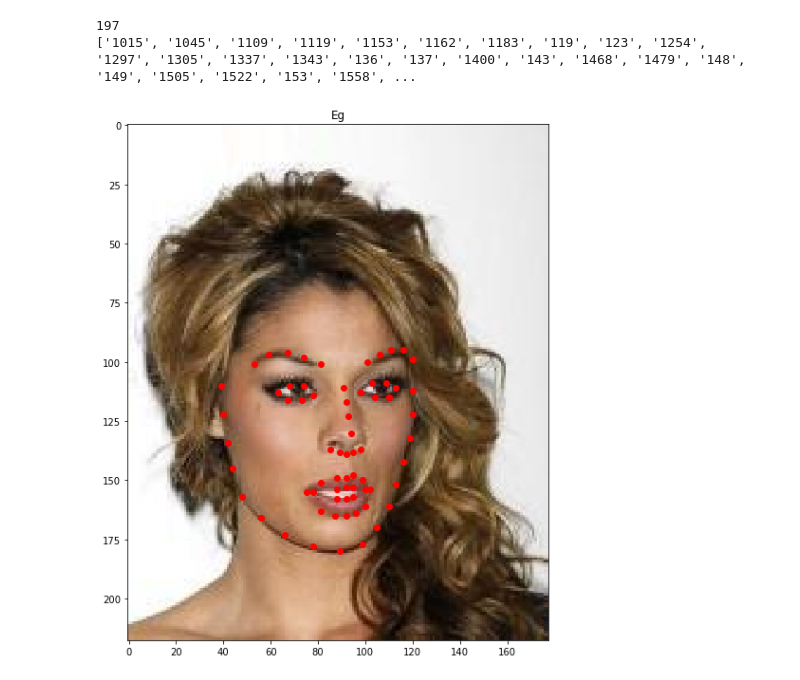
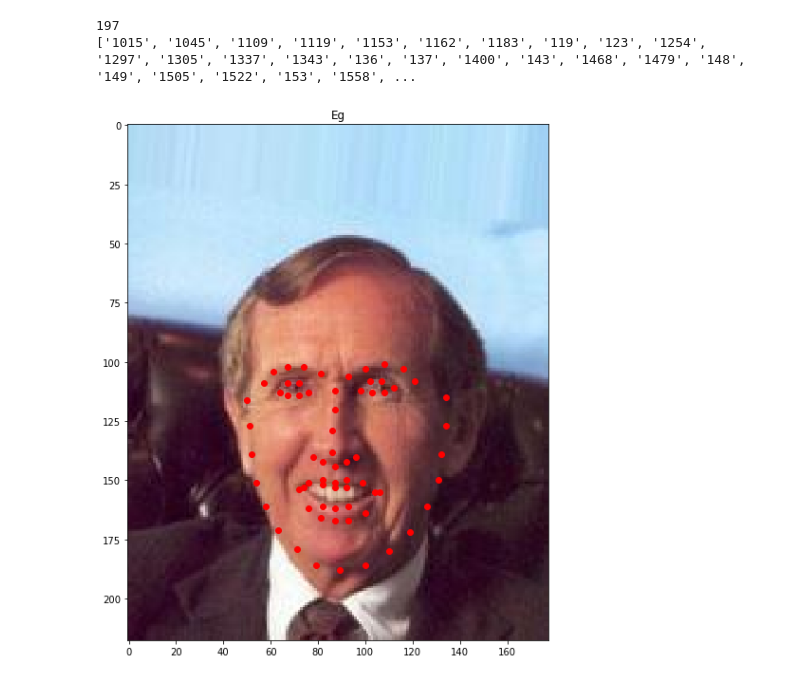
Before and after one commit to harizjuzaimi/AMLSassignment19_20, a Jupyter notebook: A1/A_picture.ipynb, the cells around one changed output. Drawn from its saved outputs; the diff is of its cells as text; code cells hidden in the pictures.

```diff
--- a/A1/A_picture.ipynb
+++ b/A1/A_picture.ipynb
@@ -144,20 +131,21 @@ print(x3)
 ['1015', '1045', '1109', '1119', '1153', '1162', '1183', '119', '123', '1254', '1297', '1305', '1337', '1343', '136', '137', '1400', '143', '1468', '1479', '148', '149', '1505', '1522', '153', '1558', ...
 # %%
 import cv2
+import matplotlib.pyplot as plt
 
 basedir = './Datasets'
 images_dir = os.path.join(basedir, 'img_celeba')
-ex_img_path = os.path.join(images_dir, '5.jpg')
+ex_img_path = os.path.join(images_dir, '20.jpg')
 ex_img = image.img_to_array(image.load_img(ex_img_path, target_size = None, interpolation='bicubic'))
 ex_feat, _ = run_dlib_shape(ex_img)
 
 
 x, y = np.split(ex_feat, 2, axis=1)
 cv_image = cv2.imread(ex_img_path)
 fig = plt.figure(figsize=(10, 10))
 image_plot = plt.imshow(cv2.cvtColor(cv_image, cv2.COLOR_BGR2RGB))
 plt.title("Eg")
 plt.scatter(x, y, c='red')
 plt.show()
 # %% [output]
-[figure, old version]
+[figure, new version]
```
Also changed, not shown: parts of 2 cells of this notebook, 4 other files.
